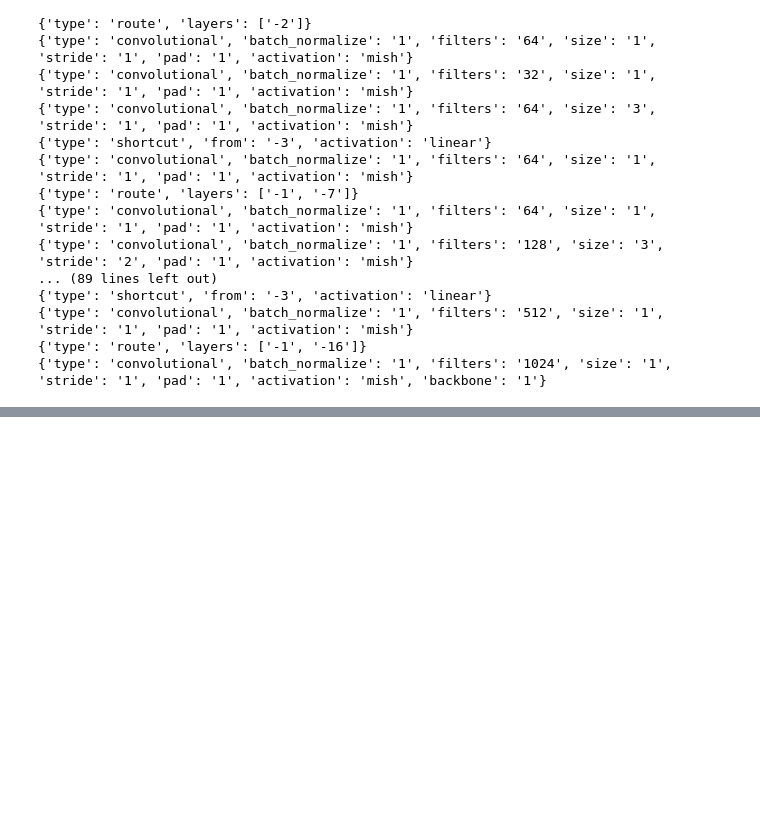
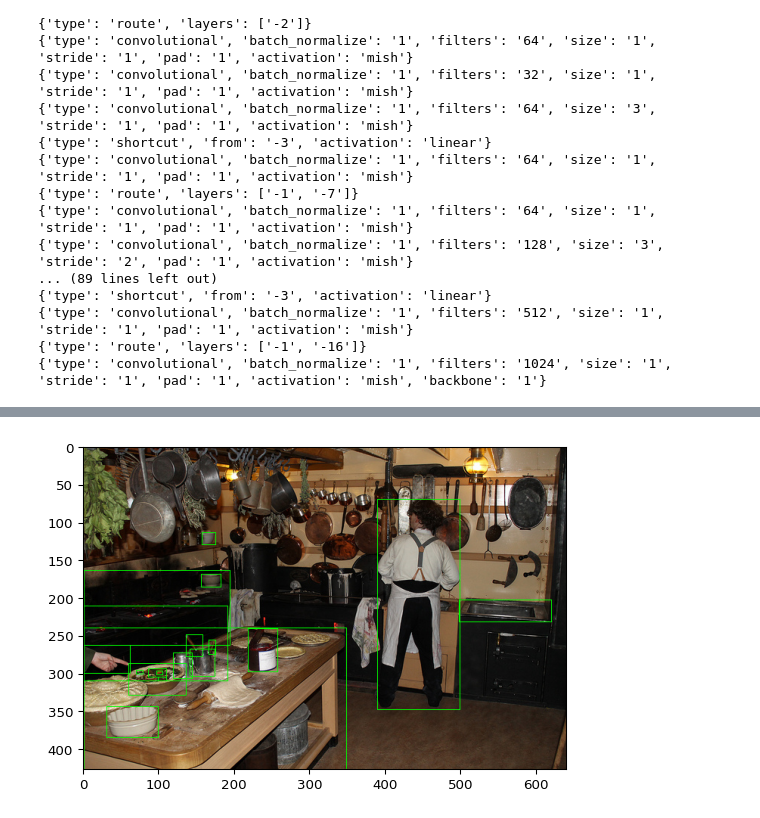
Before and after one commit to akraradets/2021JanRTML, a Jupyter notebook: lab5/yolov4 - train/lab5 - in lab .ipynb, the cells around one changed output, grey strips where cells are left out. Drawn from its saved outputs; the diff is of its cells as text; code cells hidden in the pictures; blank space fills up the shorter version.

Commit message:
done augment

```diff
--- a/lab5/yolov4 - train/lab5 - in lab .ipynb
+++ b/lab5/yolov4 - train/lab5 - in lab .ipynb
@@ -53,0 +213,6 @@ model.load_weights("csdarknet53-omega_final.weights", backbone=True)
+# %%
+from pycocotools.coco import COCO
+root = "COCO/val2017"
+annFile = 'COCO/annotations/instances_val2017.json'
+coco = COCO(annFile)
+ids = list(coco.imgs.keys())
@@ -53,0 +224,90 @@ model.load_weights("csdarknet53-omega_final.weights", backbone=True)
+# %%
+# import torch
+from torchvision import datasets, models, transforms
+
+# # mean, std = (0.5, 0.5, 0.5), (0.5, 0.5, 0.5)
+# mean, std = (0.4914, 0.4822, 0.4465), (0.2023, 0.1994, 0.2010)
+
+# preprocess_augment = transforms.Compose([
+#     transforms.Resize(608),
+#     # transforms.RandomCrop(224),
+#     # transforms.RandomHorizontalFlip(),
+#     transforms.ToTensor(),
+#     transforms.Normalize(mean, std)])
+
+# preprocess = transforms.Compose([
+#     transforms.Resize(608),
+#     # transforms.CenterCrop(224),
+#     transforms.ToTensor(),
+#     transforms.Normalize(mean, std)])
+
+# def resize_boxes(boxes, original_size, new_size):
+#     # type: (Tensor, List[int], List[int]) -> Tensor
+#     ratios = [
+#         torch.tensor(s, dtype=torch.float32, device=boxes.device) /
+#         torch.tensor(s_orig, dtype=torch.float32, device=boxes.device)
+#         for s, s_orig in zip(new_size, original_size)
+#     ]
+#     ratio_height, ratio_width = ratios
+#     xmin, ymin, xmax, ymax = boxes.unbind(1)
+
+#     xmin = xmin * ratio_width
+#     xmax = xmax * ratio_width
+#     ymin = ymin * ratio_height
+#     ymax = ymax * ratio_height
+#     return torch.stack((xmin, ymin, xmax, ymax), dim=1)
+
+# def target_transform(targets):
+#     # print(labels[0]['bbox'])
+#     # preprocess = transforms.Compose([
+#     #     transforms.Resize(608),
+#     #     # transforms.CenterCrop(224),
+#     #     transforms.ToTensor(),
+#     #     transforms.Normalize(mean, std)])
+
+#     for i, target in enumerate(targets):
+#         print(targets[i]['bbox'])
+#         targets[i]['bbox'] = preprocess(targets[i]['bbox'])
+
+from imgaug import augmenters as iaa
+import imgaug as ia
+ia.seed(1)
+
+seq = iaa.Sequential([
+    iaa.Resize({"longer-side": 608, "shorter-side": "keep-aspect-ratio"}),
+    iaa.CenterPadToSquare()
+])
+
+from PIL import Image
+import os
+import os.path
+from imgaug.augmentables.bbs import BoundingBox, BoundingBoxesOnImage
+import numpy as np
+img_id = ids[0]
+ann_ids = coco.getAnnIds(imgIds=img_id)
+target = coco.loadAnns(ann_ids)
+path = coco.loadImgs(img_id)[0]['file_name']
+img = Image.open(os.path.join(root, path)).convert('RGB')
+# t = transforms.Compose([transforms.ToTensor()])
+# img = t(img)
+img = np.array(img)
+boxes = list()
+for i in target:
+    x,y,w,h = i['bbox']
+    # print(x,y,w,h)
+    x1,y1 = x,y
+    x2,y2 = x+w,y+h
+
+    boxes.append(BoundingBox(x1=x1,y1=y1,x2=x2,y2=y2))
+
+print(img.shape)
+boxes = BoundingBoxesOnImage(boxes, shape=img.shape)
+
+img_aug, boxes_aug = seq(image=img, bounding_boxes=boxes)
+# img = preprocess(img)
+# target = target_transform(target)
+
+ia.imshow(boxes.draw_on_image(img))
+
+ia.imshow(boxes_aug.draw_on_image(img_aug))
+# %% [output]
@@ -53,0 +315 @@ model.load_weights("csdarknet53-omega_final.weights", backbone=True)
+[figure, added]
```
Also changed, not shown: parts of 9 cells of this notebook, 2 other files.
